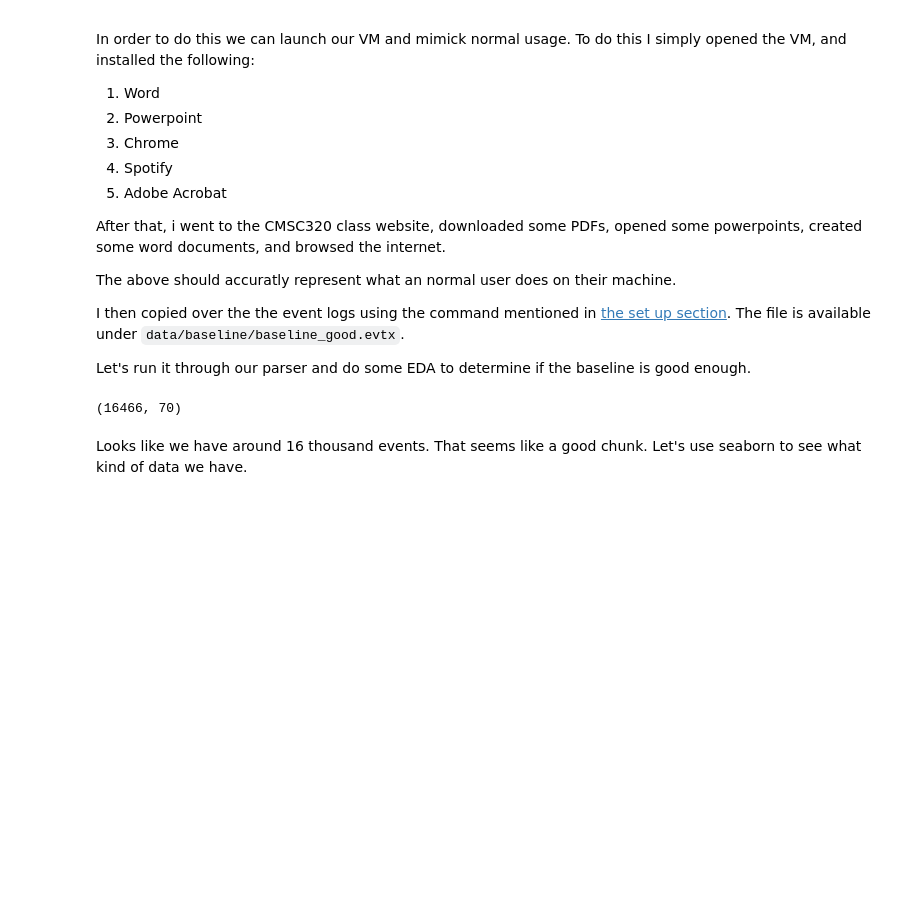
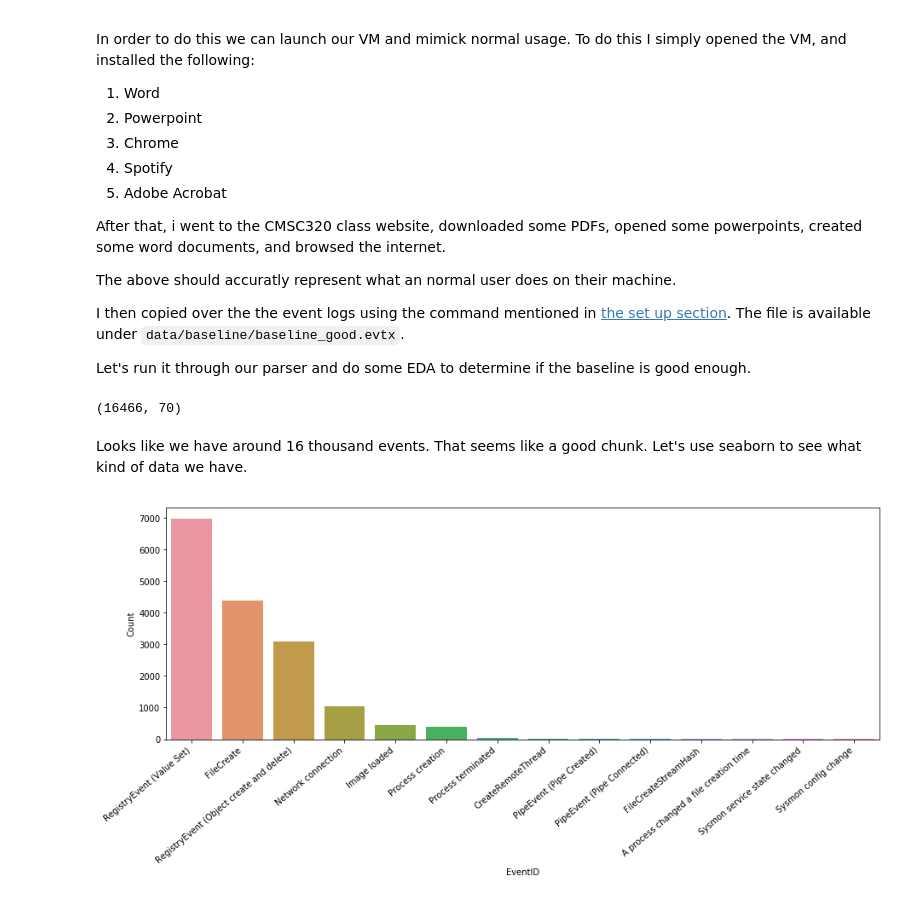
Before and after one commit to ckc5800/detecting_malicious_activity, a Jupyter notebook: ml_csec_applications.ipynb, the cells around one changed output. Saved outputs shown, nothing was run; the diff lists cells and outputs as text; code cells hidden in the pictures; blank space fills up the shorter version.

```diff
--- a/ml_csec_applications.ipynb
+++ b/ml_csec_applications.ipynb
@@ -205,3 +207,36 @@ But otherwise we have now gotten over the main hurdle of the data collection ste
+# %%
+def event_type_from_id(event_id):
+    """Get the event type from the ID
+
+    :param event_id: Event ID to decode
+    """
+
+    event_id = str(event_id)
+    types = {
+        "1":"Process creation",
+        "2":"A process changed a file creation time",
+        "3":"Network connection",
+        "4":"Sysmon service state changed",
+        "5":"Process terminated",
+        "6":"Driver loaded",
+        "7":"Image loaded",
+        "8":"CreateRemoteThread",
+        "9":"RawAccessRead",
+        "10":"ProcessAccess",
+        "11":"FileCreate",
+        "12":"RegistryEvent (Object create and delete)",
+        "13":"RegistryEvent (Value Set)",
+        "14":"RegistryEvent (Key and Value Rename)",
+        "15":"FileCreateStreamHash",
+        "16":"Sysmon config change",
+        "17":"PipeEvent (Pipe Created)",
+        "18":"PipeEvent (Pipe Connected)",
+        "19":"WmiEvent (WmiEventFilter activity detected)",
+        "20":"WmiEvent (WmiEventConsumer activity detected)",
+        "21":"WmiEvent (WmiEventConsumerToFilter activity detected)",
+        "255":"Error"
+    }
+    return types[event_id]
 # %% [markdown]
 ## Creating "Good" Labeled Data
 
@@ -233,0 +271,13 @@ import seaborn
+# %%
+fig, ax = plt.subplots(figsize=(15,5))
+
+count_by_event_id = pd.DataFrame(baseline['EventID'].value_counts())
+count_by_event_id.rename(columns={"EventID": "Count"}, inplace=True)
+count_by_event_id['EventID'] = count_by_event_id.index
+count_by_event_id['EventID'] = count_by_event_id['EventID'].apply(event_type_from_id)
+sns.barplot(x="EventID", y="Count", data=count_by_event_id, ax=ax)
+ax.set_xticklabels(ax.get_xticklabels(), rotation=40, ha="right")
+
+plt.show()
+# %% [output]
+[figure, added]
```
Also changed, not shown: parts of 13 cells of this notebook.
